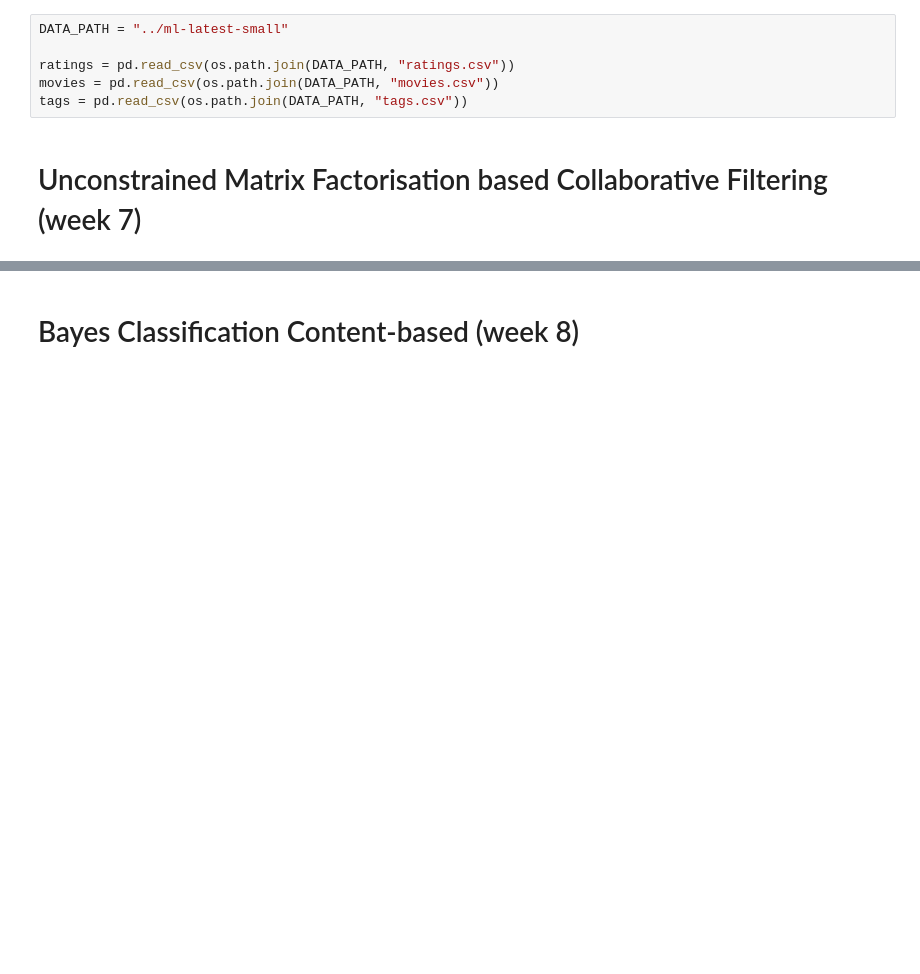
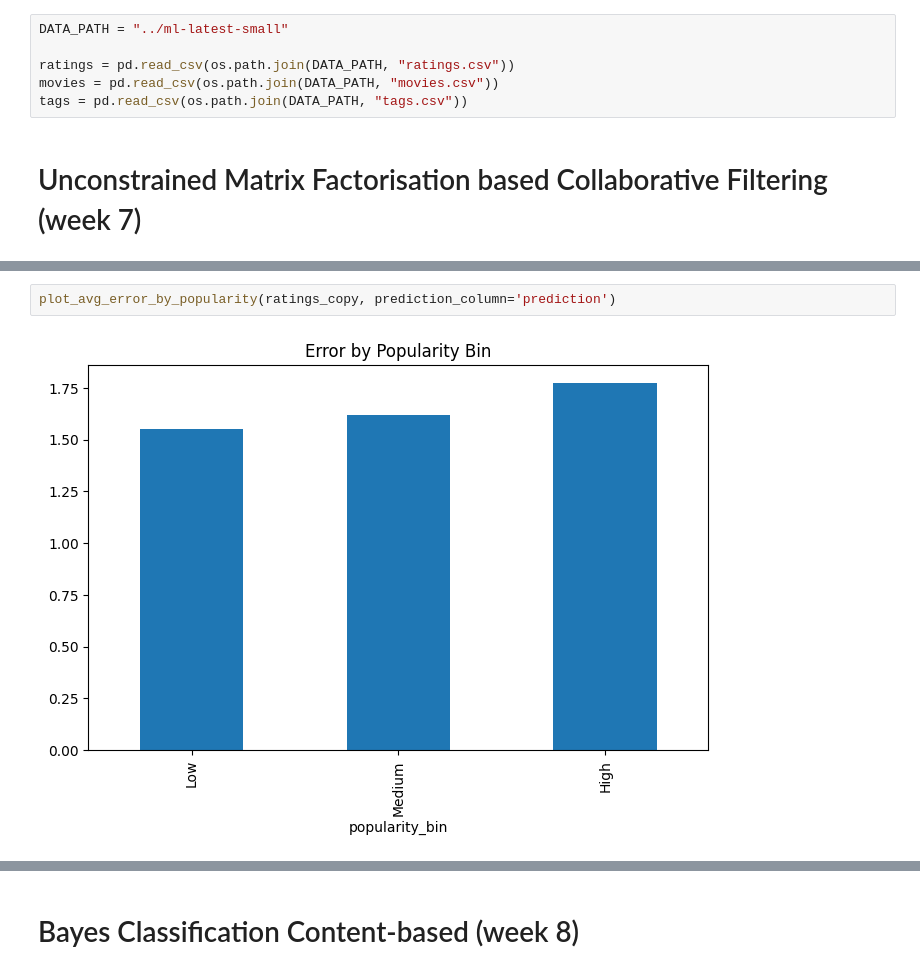
Before and after one commit to EliaTosin/DataAnaCla25, a Jupyter notebook: flipped_9/evaluation_rec_sys.ipynb, the cells around one changed output, grey strips where cells are left out. Drawn from its saved outputs; the diff is of its cells as text; blank space fills up the shorter version.

```diff
--- a/flipped_9/evaluation_rec_sys.ipynb
+++ b/flipped_9/evaluation_rec_sys.ipynb
@@ -229 +479,5 @@ df_test = df_test[['userId', 'movieId', 'rating_ordinal']]
+# %%
+plot_avg_error_by_popularity(ratings_copy, prediction_column='prediction')
+# %% [output]
+[figure, added]
 # %%
```
Also changed, not shown: parts of 48 cells of this notebook, 1 other file.
